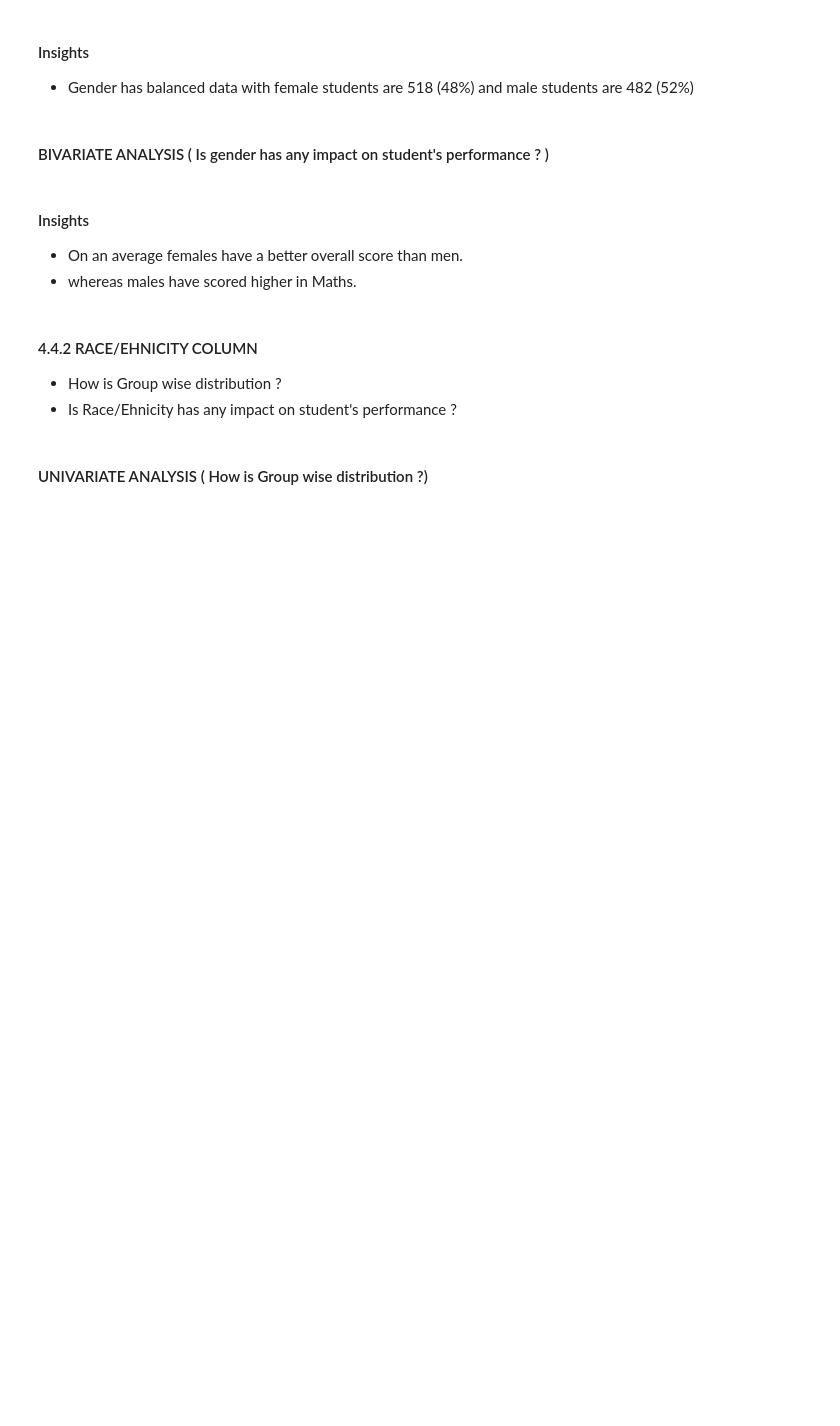
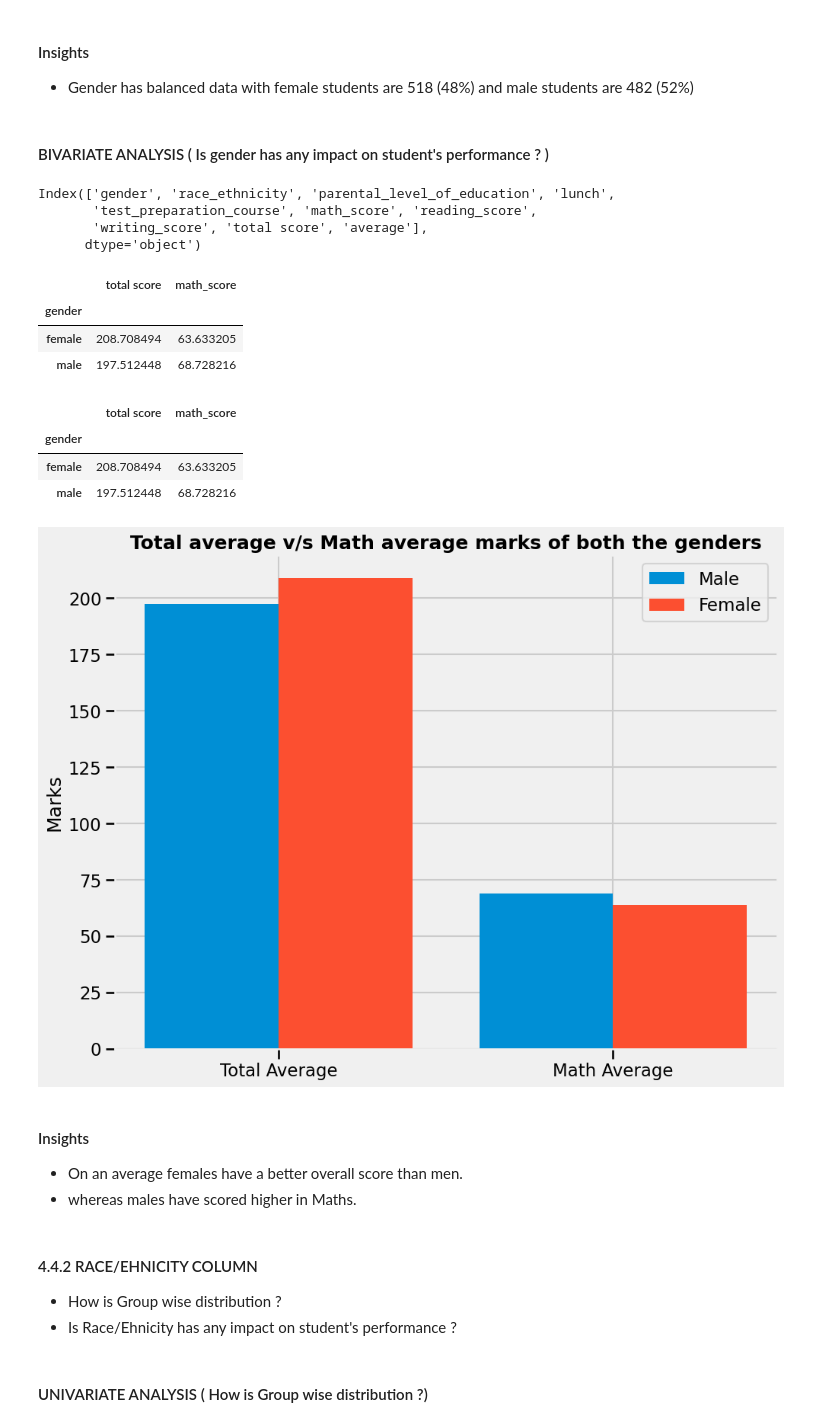
Before and after one commit to Sudeep90519/MLproject, a Jupyter notebook: notebook/1 . EDA STUDENT PERFORMANCE .ipynb, the cells around one changed output. Cells and saved outputs as stored; diff of their text form; code cells hidden in the pictures; blank space fills up the shorter version.

```diff
--- a/notebook/1 . EDA STUDENT PERFORMANCE .ipynb
+++ b/notebook/1 . EDA STUDENT PERFORMANCE .ipynb
@@ -422,28 +434,52 @@ plt.show()
 - Gender has balanced data with female students are 518 (48%) and male students are 482 (52%)
 # %% [markdown]
 #### BIVARIATE ANALYSIS ( Is gender has any impact on student's performance ? )
+# %%
+df.columns
+# %% [output]
+Index(['gender', 'race_ethnicity', 'parental_level_of_education', 'lunch',
+       'test_preparation_course', 'math_score', 'reading_score',
+       'writing_score', 'total score', 'average'],
+      dtype='object')
 # %%
-gender_group = df.groupby('gender').mean()
+
+gender_group = df.groupby('gender')[['total score','math_score']].mean()
+#gender_group = pd.DataFrame(gender_group)
+#gender_group.rename(columns={})
 gender_group
+# %% [output]
+|  | total score | math_score |
+| gender |  |  |
+| female | 208.708494 | 63.633205 |
+| male | 197.512448 | 68.728216 |
+# %%
+gender_group
+# %% [output]
+|  | total score | math_score |
+| gender |  |  |
+| female | 208.708494 | 63.633205 |
+| male | 197.512448 | 68.728216 |
 # %%
 plt.figure(figsize=(10, 8))
 
 X = ['Total Average','Math Average']
 
 
-female_scores = [gender_group['average'][0], gender_group['math score'][0]]
-male_scores = [gender_group['average'][1], gender_group['math score'][1]]
+female_scores = [gender_group['total score'][0], gender_group['math_score'][0]]
+male_scores = [gender_group['total score'][1], gender_group['math_score'][1]]
 
 X_axis = np.arange(len(X))
 
 plt.bar(X_axis - 0.2, male_scores, 0.4, label = 'Male')
 plt.bar(X_axis + 0.2, female_scores, 0.4, label = 'Female')
 
 plt.xticks(X_axis, X)
 plt.ylabel("Marks")
 plt.title("Total average v/s Math average marks of both the genders", fontweight='bold')
 plt.legend()
 plt.show()
+# %% [output]
+[figure, added]
 # %% [markdown]
 #### Insights
 - On an average females have a better overall score than men.
```
Also changed, not shown: parts of 13 cells of this notebook, 4 other files.
